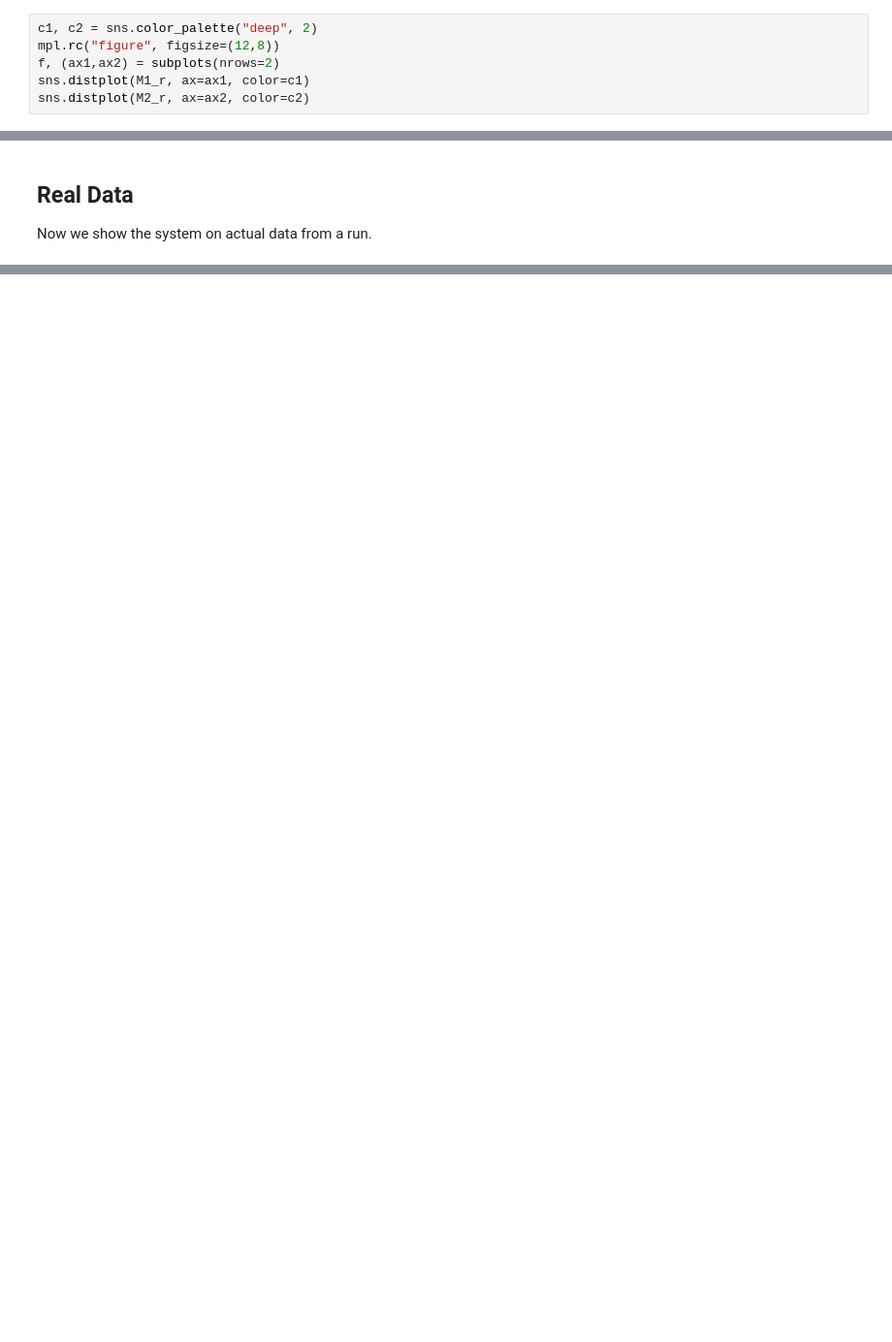
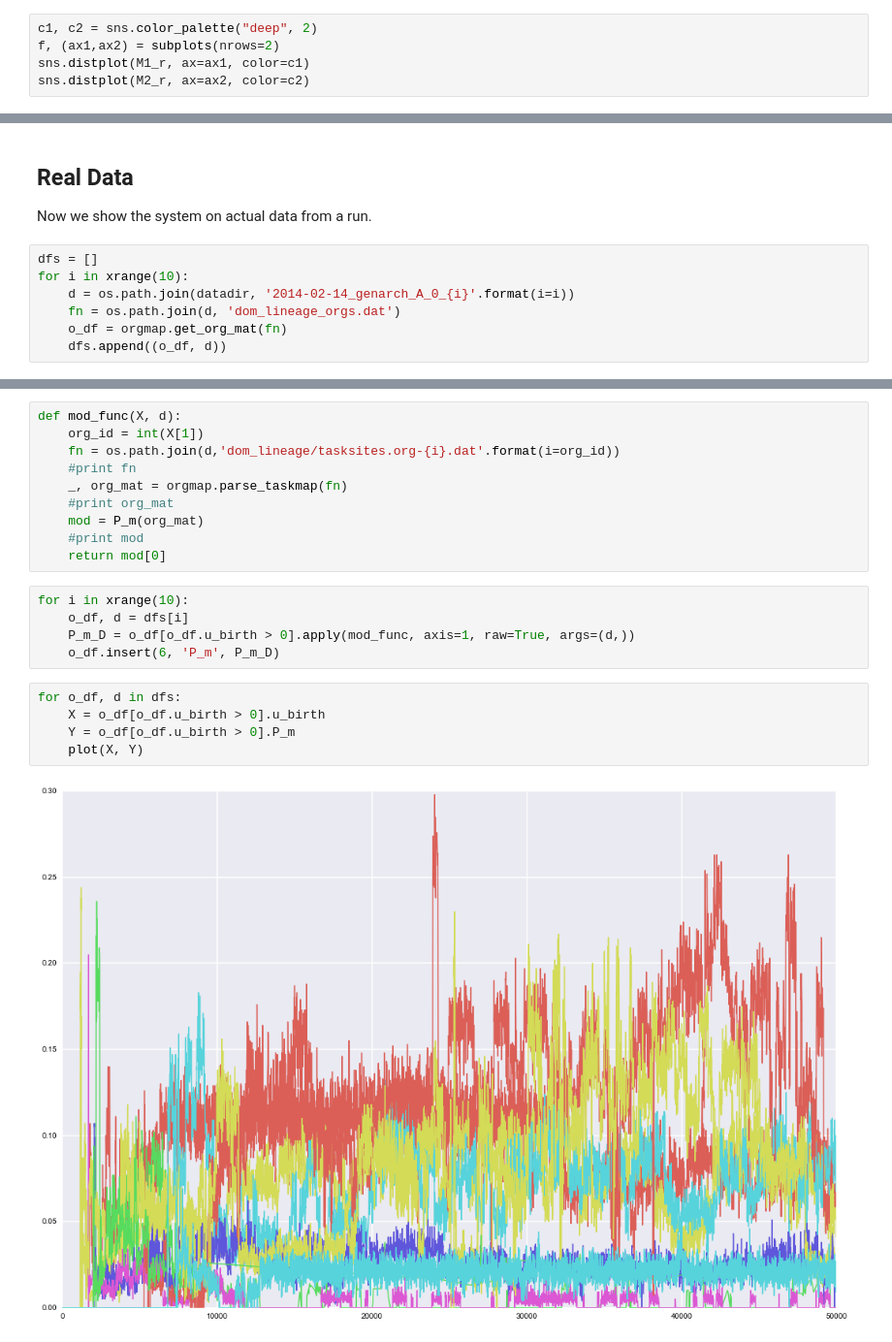
Before and after one commit to camillescott/pyavida, a Jupyter notebook: notebooks/Avida Sampling Modularity.ipynb, the cells around one changed output, grey strips where cells are left out. Shown at 97% size. Saved outputs shown, nothing was run; the diff lists cells and outputs as text; blank space fills up the shorter version.

Commit message:
updates to notebook, fixes in file parsing in orgmap

```diff
--- a/notebooks/Avida Sampling Modularity.ipynb
+++ b/notebooks/Avida Sampling Modularity.ipynb
@@ -165,7 +176,6 @@ for i in xrange(1000):
     M2_r[i] = r[0]
 # %%
 c1, c2 = sns.color_palette("deep", 2)
-mpl.rc("figure", figsize=(12,8))
 f, (ax1,ax2) = subplots(nrows=2)
 sns.distplot(M1_r, ax=ax1, color=c1)
 sns.distplot(M2_r, ax=ax2, color=c2)
@@ -231,3 +241,10 @@ Real Data
 ---------
 
 Now we show the system on actual data from a run.
+# %%
+dfs = []
+for i in xrange(10):
+    d = os.path.join(datadir, '2014-02-14_genarch_A_0_{i}'.format(i=i))
+    fn = os.path.join(d, 'dom_lineage_orgs.dat')
+    o_df = orgmap.get_org_mat(fn)
+    dfs.append((o_df, d))
@@ -233,0 +262,22 @@ Now we show the system on actual data from a run.
+# %%
+def mod_func(X, d):
+    org_id = int(X[1])
+    fn = os.path.join(d,'dom_lineage/tasksites.org-{i}.dat'.format(i=org_id))
+    #print fn
+    _, org_mat = orgmap.parse_taskmap(fn)
+    #print org_mat
+    mod = P_m(org_mat)
+    #print mod
+    return mod[0]
+# %%
+for i in xrange(10):
+    o_df, d = dfs[i]
+    P_m_D = o_df[o_df.u_birth > 0].apply(mod_func, axis=1, raw=True, args=(d,))
+    o_df.insert(6, 'P_m', P_m_D)
+# %%
+for o_df, d in dfs:
+    X = o_df[o_df.u_birth > 0].u_birth
+    Y = o_df[o_df.u_birth > 0].P_m
+    plot(X, Y)
+# %% [output]
+[figure, added]
```
Also changed, not shown: parts of 11 cells of this notebook, 1 other file.
